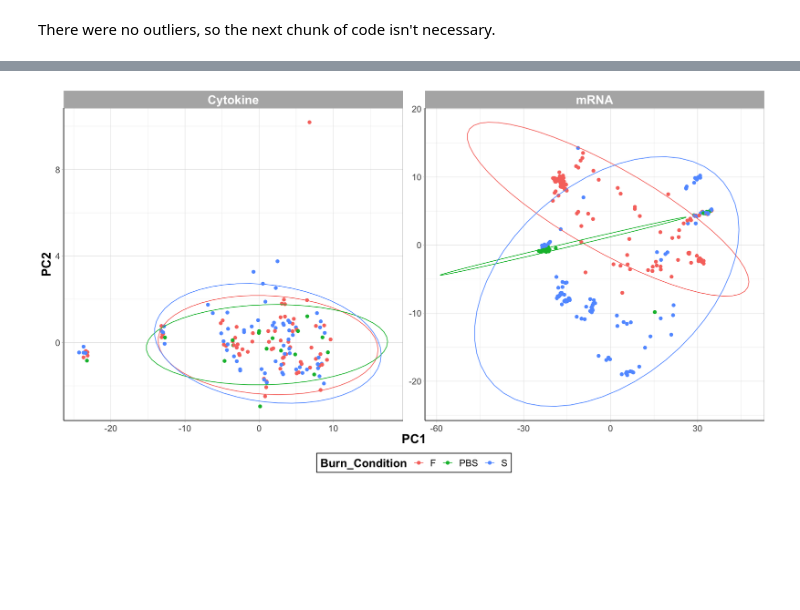
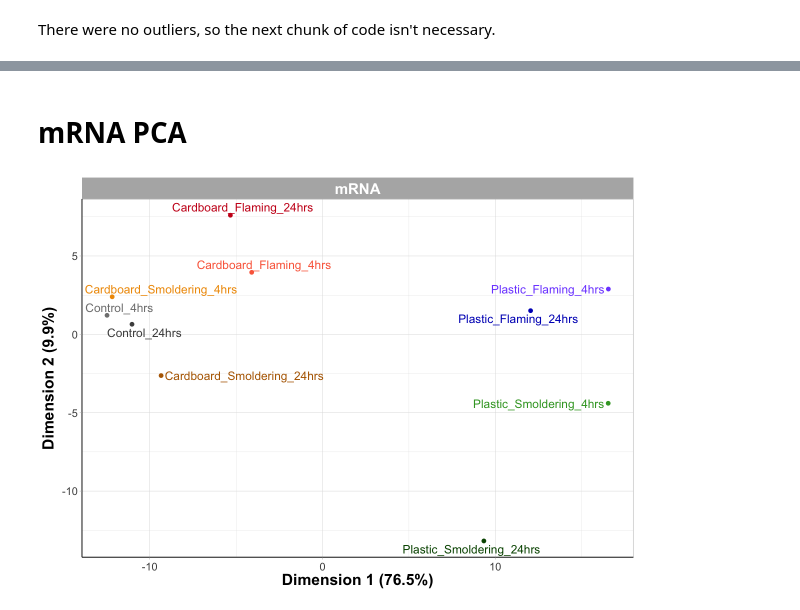
Before and after one commit to UNC-CEMALB/Burn-pit-smoke-condensate-mediated-toxicity-in-human-airway-epithelial-cells-, a Jupyter notebook: 3. Biomarker Cluster Analysis/Biomarker Cluster Analysis.ipynb, the cells around one changed output, grey strips where cells are left out. Cells and saved outputs as stored; diff of their text form; code cells hidden in the pictures; blank space fills up the shorter version.

```diff
--- a/3. Biomarker Cluster Analysis/Biomarker Cluster Analysis.ipynb
+++ b/3. Biomarker Cluster Analysis/Biomarker Cluster Analysis.ipynb
@@ -89,7 +71,7 @@ wider_mRNA_df = mRNA_df %>%
     pivot_wider(names_from = "Subject_ID", values_from = "Norm_ddCT") %>%
     # keeping sig mRNAs only, 24 hr time point, removing concentration of 5
     filter(#mRNA %in% sig_mRNAs,
-           Time_Point %in% c(4,24), Concentration %in% c(1,25,NA)) %>%
+           Time_Point %in% c(4,24), Concentration %in% c(25,NA)) %>%
     column_to_rownames(var = "SampleID")
 
 wider_cytokine_df = cytokine_df %>%
@@ -102,7 +84,7 @@ wider_cytokine_df = cytokine_df %>%
     pivot_wider(names_from = "Subject_ID", values_from = "Norm_Cytokine_Conc") %>%
     # keeping sig mRNAs only, removing concentration of 5
     filter(#Cytokine %in% sig_cytokines,
-           Condensate_Conc %in% c(1,25,NA)) %>%
+           Condensate_Conc %in% c(25,NA)) %>%
     column_to_rownames(var = "SampleID")
 
 head(wider_mRNA_df)
@@ -221,22 +221,29 @@ A data.frame: 6 × 8
+# %% [markdown]
+# mRNA PCA
 # %%
-options(repr.plot.width=15, repr.plot.height=8) #changing size
-ggplot(data = full_eigenvector_df, aes(x = PC1, y = PC2, color = Burn_Condition)) +
+options(repr.plot.width=10, repr.plot.height=7) #changing size
+FigureXa = ggplot(data = full_eigenvector_df %>% filter(Biomarker == "mRNA"),
+       aes(x = Avg_PC1, y = Avg_PC2, color = Sample_ID)) +
   geom_point(size = 2) +
-  stat_ellipse(level = 0.95) + # 95% confidence ellipses
+  geom_text_repel(aes(label = Sample_ID), size = 5) +
 
   facet_wrap(~Biomarker, scales = "free") +
 
   theme_light() +
   theme(axis.text.x = element_text(vjust = 0.5), #rotating x labels/ moving x labels slightly to the left
         axis.line = element_line(colour="black"), #making x and y axes black
         axis.text = element_text(size = 13), #changing size of x axis labels
         axis.title = element_text(face = "bold", size = rel(1.7)), #changes axis titles
-        legend.title = element_text(face = 'bold', size = 17), #changes legend title
-        legend.text = element_text(size = 14), #changes legend text
-        legend.position = 'bottom',
-        legend.background = element_rect(colour = 'black', fill = 'white', linetype = 'solid'),
+        legend.position = 'none',
         strip.text.x = element_text(size = 18, face = "bold"), #changes size of facet x axis
-        strip.text.y = element_text(size = 18, face = "bold")) #+ #changes size of facet y axis
-  #xlab('Dimension 1 (67.5%)') + ylab('Dimension 2 (9.5%)')  #changing axis labels
+        strip.text.y = element_text(size = 18, face = "bold")) + #changes size of facet y axis
+  labs(x = 'Dimension 1 (76.5%)', y = 'Dimension 2 (9.9%)') + #changing axis labels
+
+  scale_color_manual(values = c('#cb181d','#fb6a4a', # cardboard flaming
+                             "#b56800", "#f09900", # cardboard smoldering
+                             "#4d4d4d", "#808080", # controls
+                              '#0000c1','#7f52ff', # cardboard flaming
+                             "#005200", "#3aa22b")) # cardboard smoldering
+FigureXa
 # %% [output]
-[figure, old version]
+[figure, new version]
```
Also changed, not shown: parts of 14 cells of this notebook.
